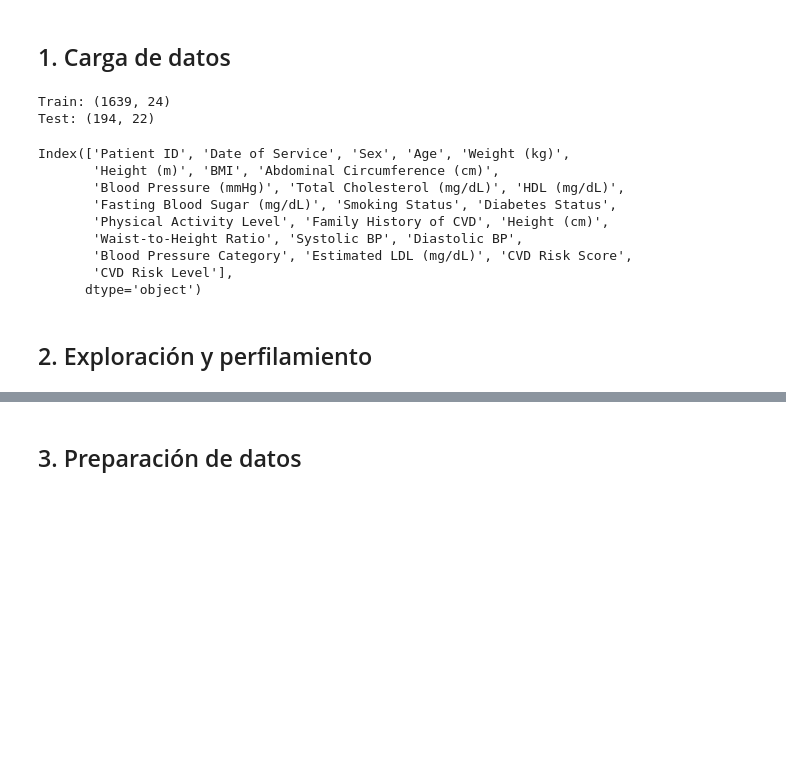
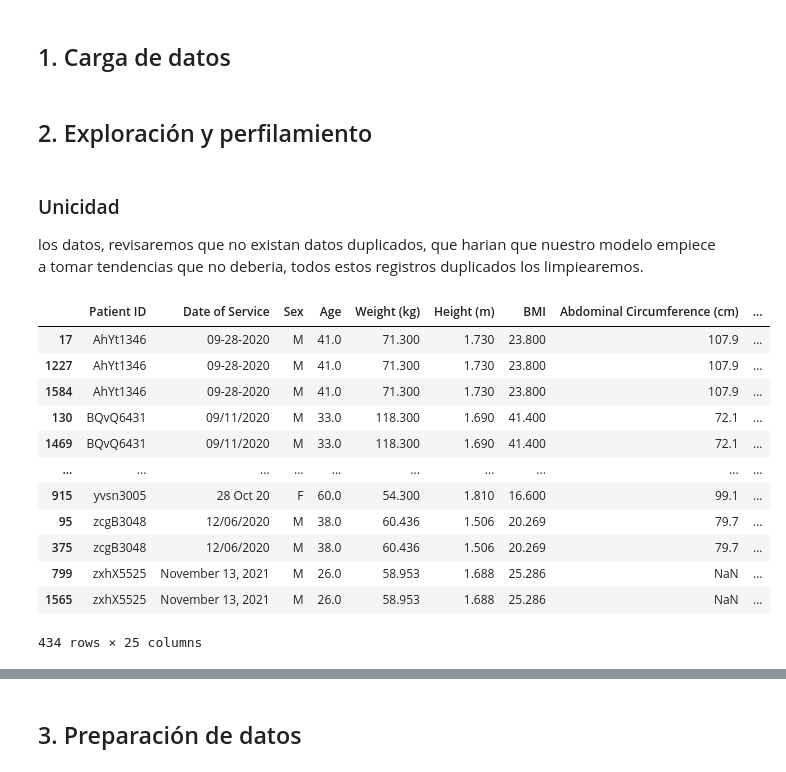
Before and after one commit to damantri/Lab1, a Jupyter notebook: Lab1.ipynb, the cells around one changed output, grey strips where cells are left out. Saved outputs shown, nothing was run; the diff lists cells and outputs as text; code cells hidden in the pictures; blank space fills up the shorter version.

Commit message:
Cambios en completitud, consistencia, y unicidad

```diff
--- a/Lab1.ipynb
+++ b/Lab1.ipynb
@@ -11,8 +12,6 @@ OK ✅ 2.3.3 1.6.1
 # %% [markdown]
 ## 1. Carga de datos
 # %%
-import pandas as pd
-
 TRAIN_PATH = "Datos Lab 1.csv"
 TEST_PATH  = "Datos Test Lab 1.csv"
 TARGET_COL = "CVD Risk Score"
@@ -20,21 +19,35 @@ TARGET_COL = "CVD Risk Score"
 df = pd.read_csv(TRAIN_PATH)
 df_test = pd.read_csv(TEST_PATH, sep=";")
 
-print("Train:", df.shape)
-print("Test:", df_test.shape)
-df.head()
-df.columns
+data_copy = df.copy()
+data_test_copy = df_test.copy()
-# %% [output]
-Train: (1639, 24)
-Test: (194, 22)
-Index(['Patient ID', 'Date of Service', 'Sex', 'Age', 'Weight (kg)',
-       'Height (m)', 'BMI', 'Abdominal Circumference (cm)',
-       'Blood Pressure (mmHg)', 'Total Cholesterol (mg/dL)', 'HDL (mg/dL)',
-       'Fasting Blood Sugar (mg/dL)', 'Smoking Status', 'Diabetes Status',
-       'Physical Activity Level', 'Family History of CVD', 'Height (cm)',
-       'Waist-to-Height Ratio', 'Systolic BP', 'Diastolic BP',
-       'Blood Pressure Category', 'Estimated LDL (mg/dL)', 'CVD Risk Score',
-       'CVD Risk Level'],
-      dtype='object')
 # %% [markdown]
 ## 2. Exploración y perfilamiento
+# %% [markdown]
+### Unicidad
+los datos, revisaremos que no existan datos duplicados, que harian que nuestro modelo empiece a tomar tendencias que no deberia, todos estos registros duplicados los limpiearemos.
+# %%
+data_copy.duplicated(keep = False).sum()
+# Detalle de los registros
+dup_table = (
+    data_copy[data_copy['Patient ID'].duplicated(keep=False)]
+    .copy()
+    .assign(repeticiones=data_copy.groupby('Patient ID')['Patient ID'].transform('size'))
+    .sort_values(['repeticiones', 'Patient ID'], ascending=[False, True])
+)
+# Mostrar tabla
+dup_table
+# %% [output]
+|  | Patient ID | Date of Service | Sex | Age | Weight (kg) | Height (m) | BMI | Abdominal Circumference (cm) | ... |
+| 17 | AhYt1346 | 09-28-2020 | M | 41.0 | 71.300 | 1.730 | 23.800 | 107.9 | ... |
+| 1227 | AhYt1346 | 09-28-2020 | M | 41.0 | 71.300 | 1.730 | 23.800 | 107.9 | ... |
+| 1584 | AhYt1346 | 09-28-2020 | M | 41.0 | 71.300 | 1.730 | 23.800 | 107.9 | ... |
+| 130 | BQvQ6431 | 09/11/2020 | M | 33.0 | 118.300 | 1.690 | 41.400 | 72.1 | ... |
+| 1469 | BQvQ6431 | 09/11/2020 | M | 33.0 | 118.300 | 1.690 | 41.400 | 72.1 | ... |
+| ... | ... | ... | ... | ... | ... | ... | ... | ... | ... |
+| 915 | yvsn3005 | 28 Oct 20 | F | 60.0 | 54.300 | 1.810 | 16.600 | 99.1 | ... |
+| 95 | zcgB3048 | 12/06/2020 | M | 38.0 | 60.436 | 1.506 | 20.269 | 79.7 | ... |
+| 375 | zcgB3048 | 12/06/2020 | M | 38.0 | 60.436 | 1.506 | 20.269 | 79.7 | ... |
+| 799 | zxhX5525 | November 13, 2021 | M | 26.0 | 58.953 | 1.688 | 25.286 | NaN | ... |
+| 1565 | zxhX5525 | November 13, 2021 | M | 26.0 | 58.953 | 1.688 | 25.286 | NaN | ... |
+434 rows × 25 columns
```
Also changed, not shown: parts of 11 cells of this notebook, 1 other file.
